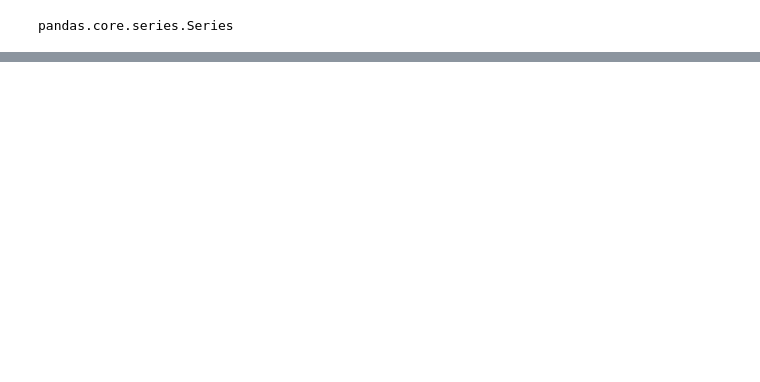
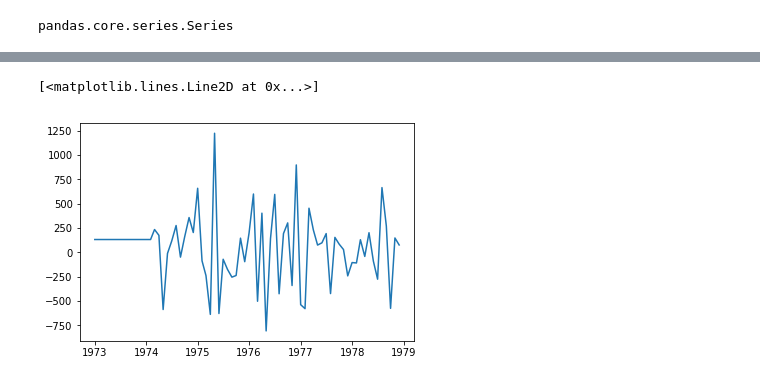
Before and after one commit to somnath1077/ML, a Jupyter notebook: timeseries/notebooks/Brockwell_Davis_ISTM/Estimating Trend and Seasonality .ipynb, the cells around one changed output, grey strips where cells are left out. Saved outputs shown, nothing was run; the diff lists cells and outputs as text; code cells hidden in the pictures; blank space fills up the shorter version.

```diff
--- a/timeseries/notebooks/Brockwell_Davis_ISTM/Estimating Trend and Seasonality .ipynb
+++ b/timeseries/notebooks/Brockwell_Davis_ISTM/Estimating Trend and Seasonality .ipynb
@@ -150,0 +170,2 @@ pandas.core.series.Series
+# %%
+deaths['lag_lag_12'] = deaths['lag_12'].diff(periods=1)
@@ -150,0 +190,2 @@ pandas.core.series.Series
+# %%
+deaths['lag_lag_12'] = deaths['lag_lag_12'].fillna(method='bfill')
@@ -150,0 +210,5 @@ pandas.core.series.Series
+# %%
+plt.plot(deaths['date'], deaths['lag_lag_12'])
+# %% [output]
+[<matplotlib.lines.Line2D at 0x...>]
+[figure, added]
```
Also changed, not shown: parts of 14 cells of this notebook.
